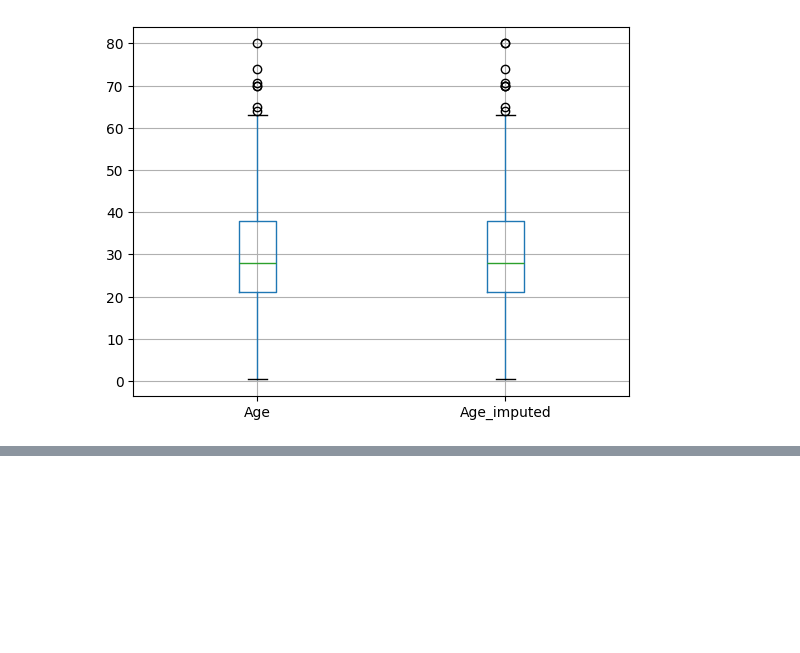
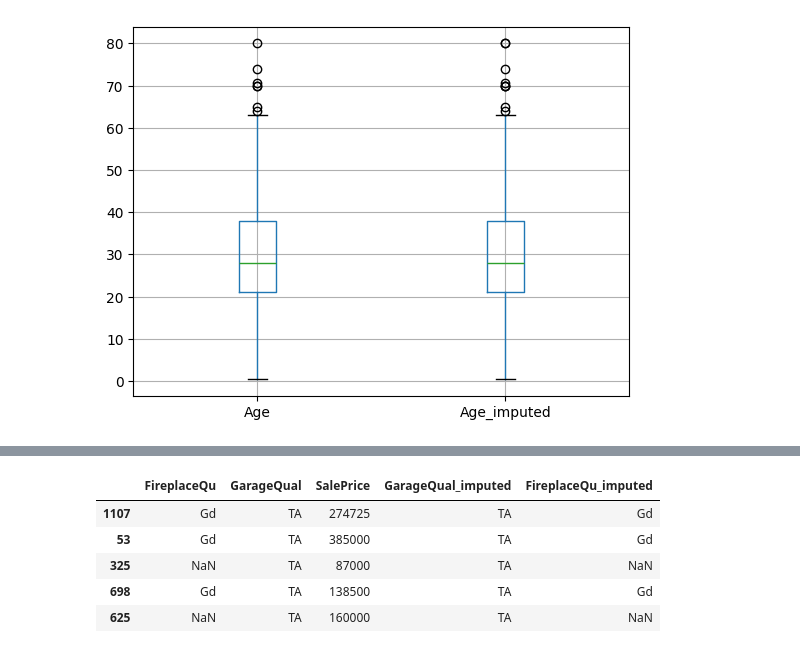
Before and after one commit to gautamsudip/scikit-learn, a Jupyter notebook: Random Imputation.ipynb, the cells around one changed output, grey strips where cells are left out. Saved outputs shown, nothing was run; the diff lists cells and outputs as text; code cells hidden in the pictures; blank space fills up the shorter version.

```diff
--- a/Random Imputation.ipynb
+++ b/Random Imputation.ipynb
@@ -167,0 +205,9 @@ X_train[['Age', 'Age_imputed']].boxplot()
+# %%
+X_train.sample(5)
+# %% [output]
+|  | FireplaceQu | GarageQual | SalePrice | GarageQual_imputed | FireplaceQu_imputed |
+| 1107 | Gd | TA | 274725 | TA | Gd |
+| 53 | Gd | TA | 385000 | TA | Gd |
+| 325 | NaN | TA | 87000 | TA | NaN |
+| 698 | Gd | TA | 138500 | TA | Gd |
+| 625 | NaN | TA | 160000 | TA | NaN |
```
Also changed, not shown: parts of 12 cells of this notebook.
